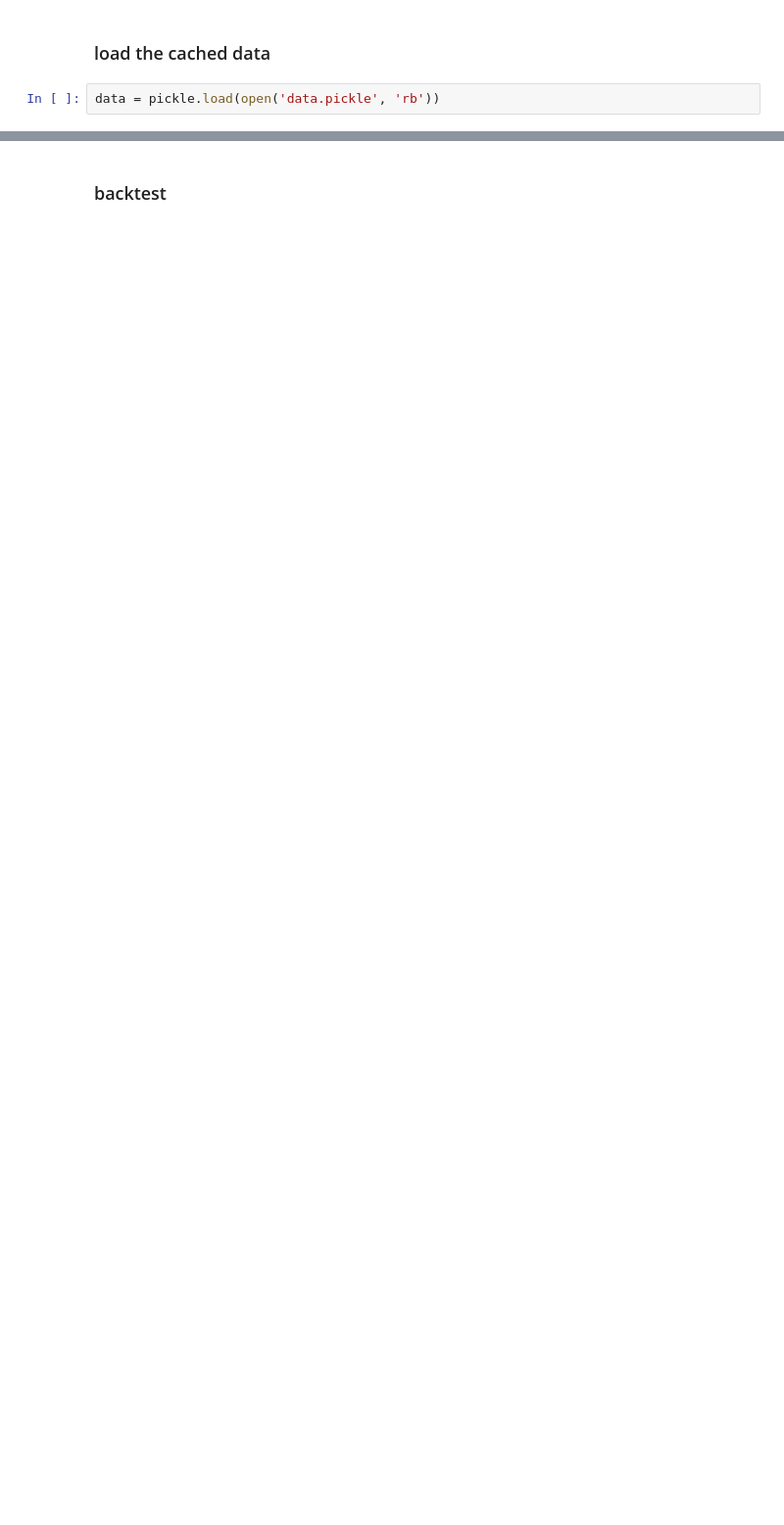
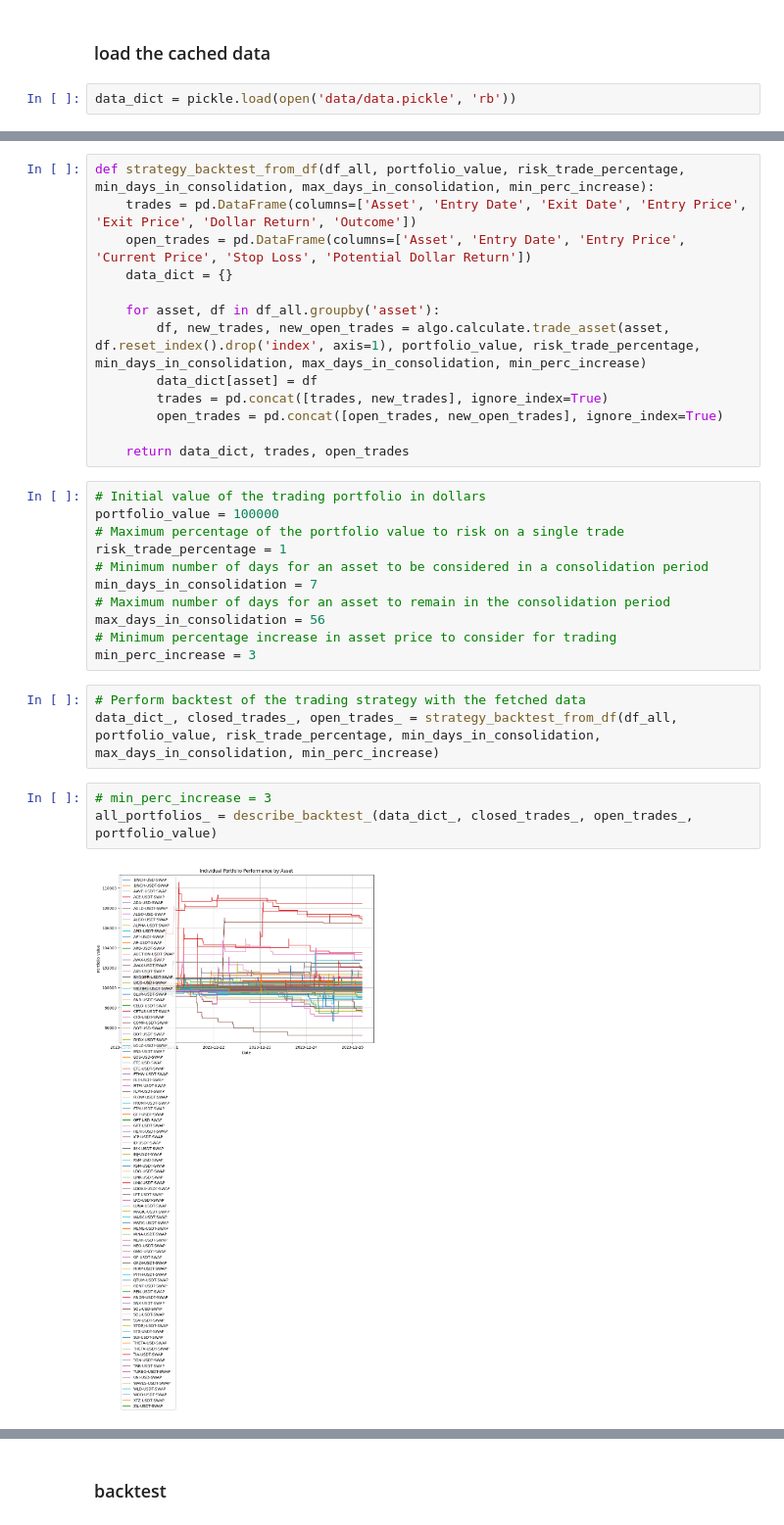
Before and after one commit to sculd/kristjan_swing-, a Jupyter notebook: sandbox.ipynb, the cells around one changed output, grey strips where cells are left out. Shown at 98% size. Saved outputs shown, nothing was run; the diff lists cells and outputs as text; blank space fills up the shorter version.

```diff
--- a/sandbox.ipynb
+++ b/sandbox.ipynb
@@ -353,5 +189,5 @@ pickle.dump(data, open('data.pickle', 'wb'))
 # %% [markdown]
 ### load the cached data
 # %%
-data = pickle.load(open('data.pickle', 'rb'))
+data_dict = pickle.load(open('data/data.pickle', 'rb'))
 # %%
@@ -376,0 +215,32 @@ data
+# %%
+def strategy_backtest_from_df(df_all, portfolio_value, risk_trade_percentage, min_days_in_consolidation, max_days_in_consolidation, min_perc_increase):
+    trades = pd.DataFrame(columns=['Asset', 'Entry Date', 'Exit Date', 'Entry Price', 'Exit Price', 'Dollar Return', 'Outcome'])
+    open_trades = pd.DataFrame(columns=['Asset', 'Entry Date', 'Entry Price', 'Current Price', 'Stop Loss', 'Potential Dollar Return'])
+    data_dict = {}
+
+    for asset, df in df_all.groupby('asset'):
+        df, new_trades, new_open_trades = algo.calculate.trade_asset(asset, df.reset_index().drop('index', axis=1), portfolio_value, risk_trade_percentage, min_days_in_consolidation, max_days_in_consolidation, min_perc_increase)
+        data_dict[asset] = df
+        trades = pd.concat([trades, new_trades], ignore_index=True)
+        open_trades = pd.concat([open_trades, new_open_trades], ignore_index=True)
+
+    return data_dict, trades, open_trades
+# %%
+# Initial value of the trading portfolio in dollars
+portfolio_value = 100000
+# Maximum percentage of the portfolio value to risk on a single trade
+risk_trade_percentage = 1
+# Minimum number of days for an asset to be considered in a consolidation period
+min_days_in_consolidation = 7
+# Maximum number of days for an asset to remain in the consolidation period
+max_days_in_consolidation = 56
+# Minimum percentage increase in asset price to consider for trading
+min_perc_increase = 3
+# %%
+# Perform backtest of the trading strategy with the fetched data
+data_dict_, closed_trades_, open_trades_ = strategy_backtest_from_df(df_all, portfolio_value, risk_trade_percentage, min_days_in_consolidation, max_days_in_consolidation, min_perc_increase)
+# %%
+# min_perc_increase = 3
+all_portfolios_ = describe_backtest_(data_dict_, closed_trades_, open_trades_, portfolio_value)
+# %% [output]
+[figure, added]
```
Also changed, not shown: parts of 18 cells of this notebook.
